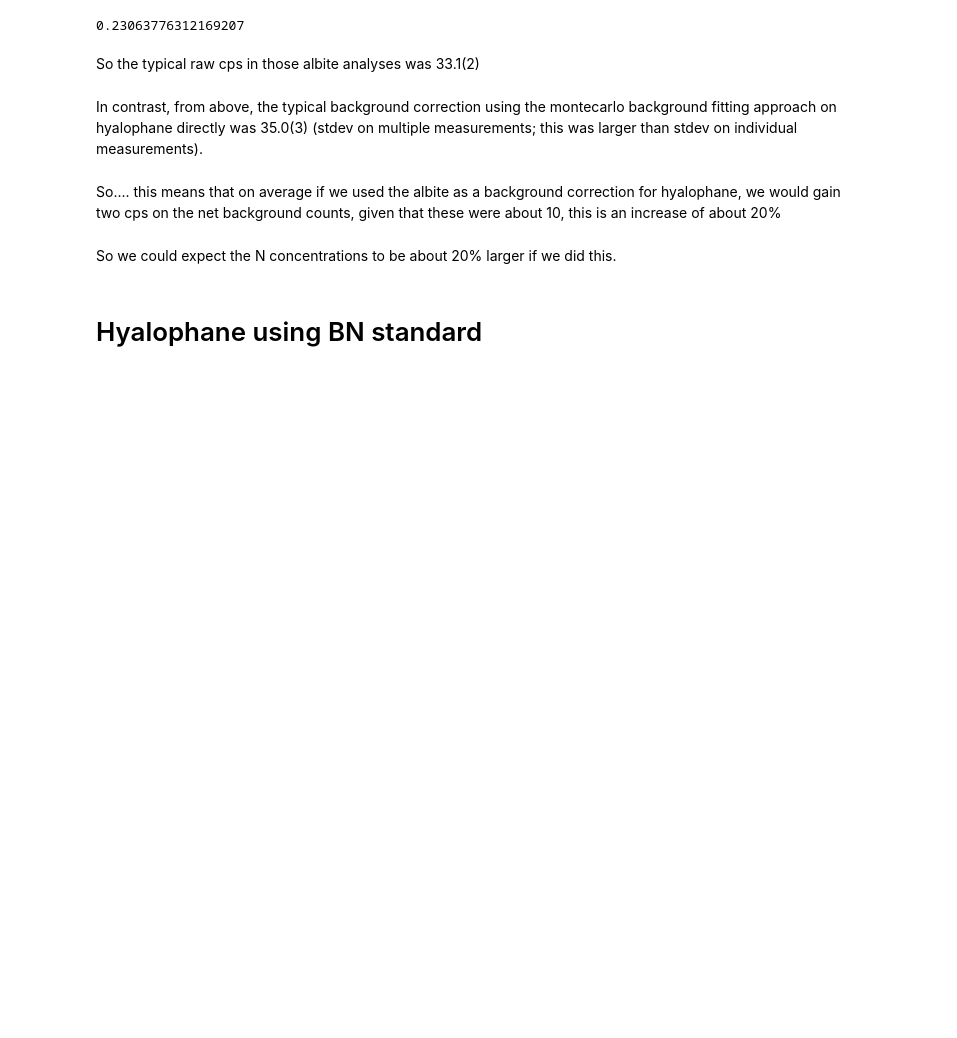
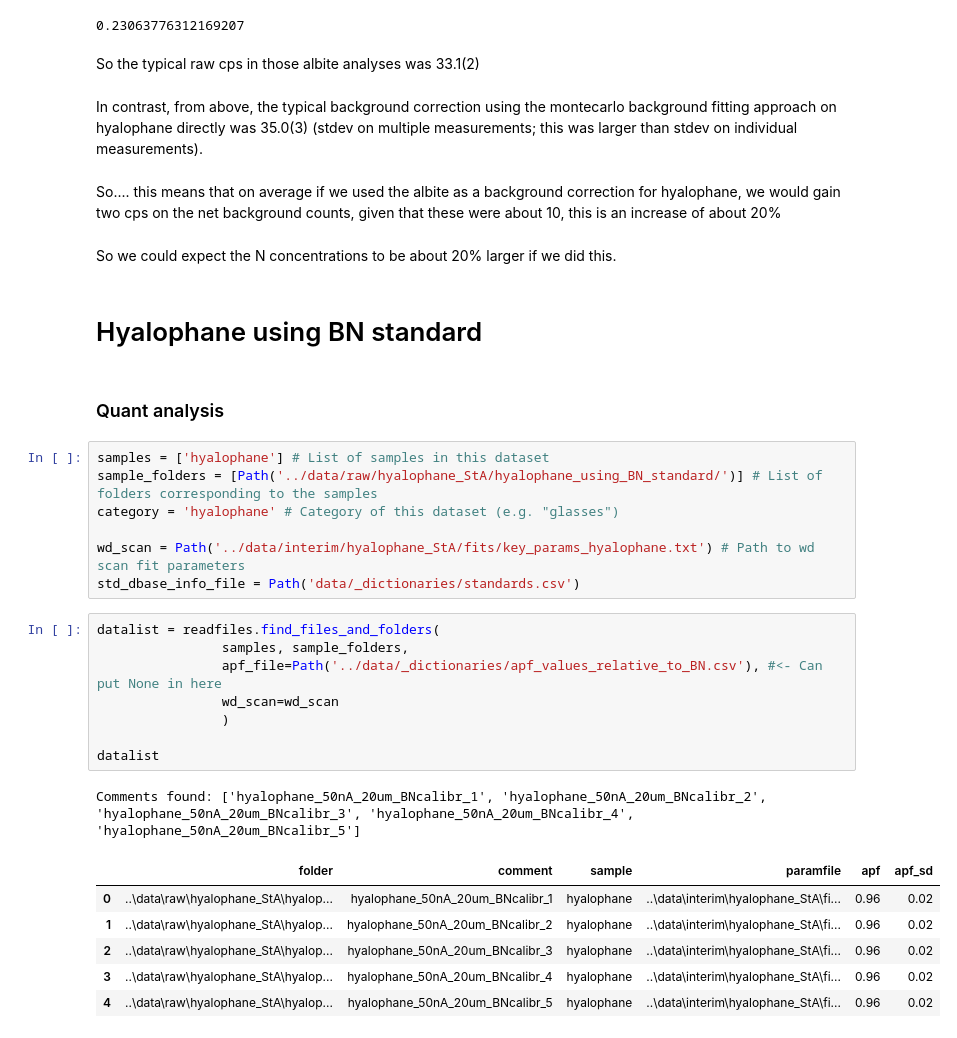
Before and after one commit to eleanor-m/n_epma_analysis, a Jupyter notebook: notebooks/03_hyalophane_StA.ipynb, the cells around one changed output. Drawn from its saved outputs; the diff is of its cells as text; blank space fills up the shorter version.

Commit message:
Add quant analysis for hyalophane relative to BN

```diff
--- a/notebooks/03_hyalophane_StA.ipynb
+++ b/notebooks/03_hyalophane_StA.ipynb
@@ -626,3 +626,28 @@ this means that on average if we used the albite as a background correction for
 So we could expect the N concentrations to be about 20% larger if we did this.
 # %% [markdown]
 # Hyalophane using BN standard
+# %% [markdown]
+### Quant analysis
+# %%
+samples = ['hyalophane'] # List of samples in this dataset
+sample_folders = [Path('../data/raw/hyalophane_StA/hyalophane_using_BN_standard/')] # List of folders corresponding to the samples
+category = 'hyalophane' # Category of this dataset (e.g. "glasses")
+
+wd_scan = Path('../data/interim/hyalophane_StA/fits/key_params_hyalophane.txt') # Path to wd scan fit parameters
+std_dbase_info_file = Path('data/_dictionaries/standards.csv')
+# %%
+datalist = readfiles.find_files_and_folders(
+                samples, sample_folders,
+                apf_file=Path('../data/_dictionaries/apf_values_relative_to_BN.csv'), #<- Can put None in here
+                wd_scan=wd_scan
+                )
+
+datalist
+# %% [output]
+Comments found: ['hyalophane_50nA_20um_BNcalibr_1', 'hyalophane_50nA_20um_BNcalibr_2', 'hyalophane_50nA_20um_BNcalibr_3', 'hyalophane_50nA_20um_BNcalibr_4', 'hyalophane_50nA_20um_BNcalibr_5']
+|  | folder | comment | sample | paramfile | apf | apf_sd |
+| 0 | ..\data\raw\hyalophane_StA\hyalop... | hyalophane_50nA_20um_BNcalibr_1 | hyalophane | ..\data\interim\hyalophane_StA\fi... | 0.96 | 0.02 |
+| 1 | ..\data\raw\hyalophane_StA\hyalop... | hyalophane_50nA_20um_BNcalibr_2 | hyalophane | ..\data\interim\hyalophane_StA\fi... | 0.96 | 0.02 |
+| 2 | ..\data\raw\hyalophane_StA\hyalop... | hyalophane_50nA_20um_BNcalibr_3 | hyalophane | ..\data\interim\hyalophane_StA\fi... | 0.96 | 0.02 |
+| 3 | ..\data\raw\hyalophane_StA\hyalop... | hyalophane_50nA_20um_BNcalibr_4 | hyalophane | ..\data\interim\hyalophane_StA\fi... | 0.96 | 0.02 |
+| 4 | ..\data\raw\hyalophane_StA\hyalop... | hyalophane_50nA_20um_BNcalibr_5 | hyalophane | ..\data\interim\hyalophane_StA\fi... | 0.96 | 0.02 |
```
Also changed, not shown: parts of 6 cells of this notebook.
